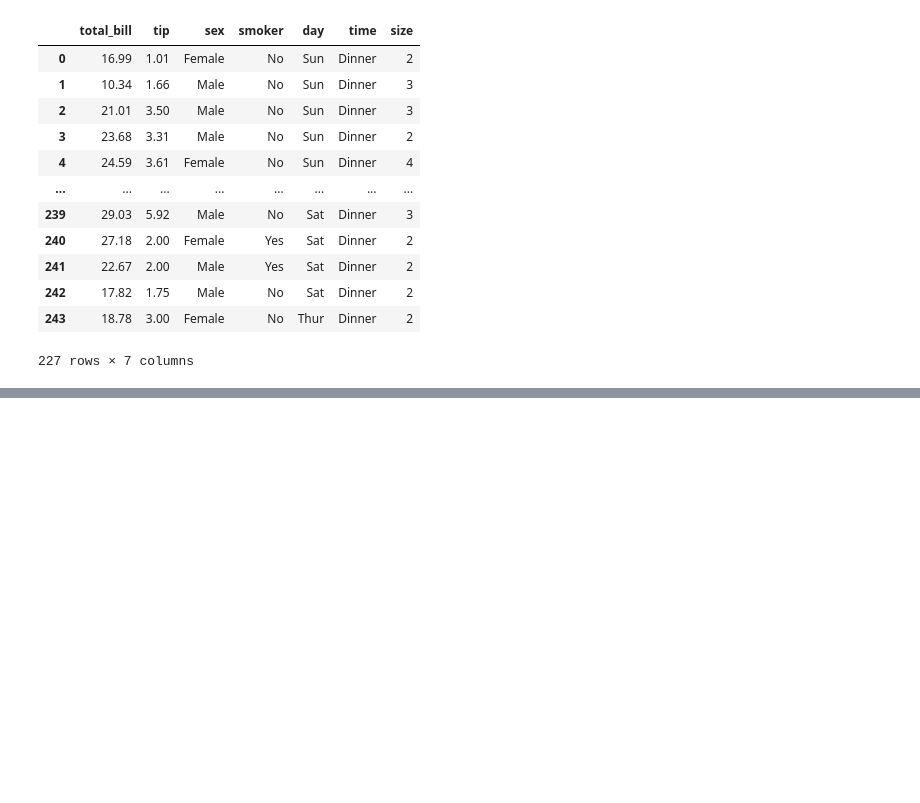
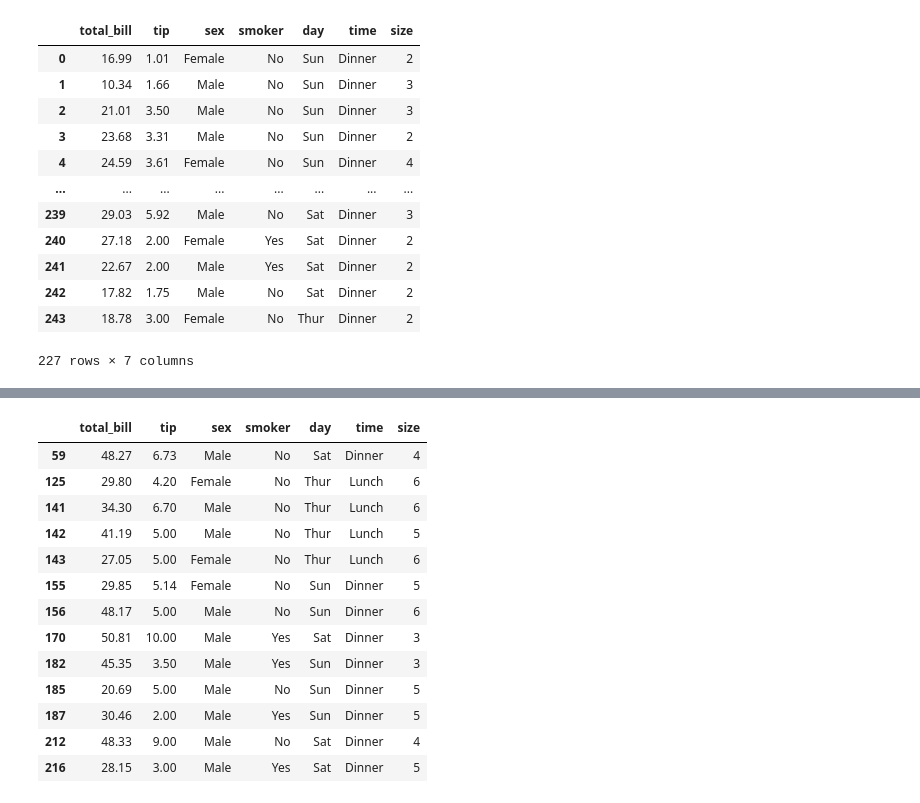
Before and after one commit to wilmanAQ/Inteligencia_Artificial, a Jupyter notebook: Clase_segundo_corte_panda_IA.ipynb, the cells around one changed output, grey strips where cells are left out. Cells and saved outputs as stored; diff of their text form; code cells hidden in the pictures; blank space fills up the shorter version.

```diff
--- a/Clase_segundo_corte_panda_IA.ipynb
+++ b/Clase_segundo_corte_panda_IA.ipynb
@@ -449,0 +470,18 @@ tips[tips["total_bill"] > 10]
+# %%
+#Propinas para grupos de al menos 5 comensales O la cuenta total fue superior a $45:
+tips[(tips["size"] >= 5) | (tips["total_bill"] > 45)]
+# %% [output]
+|  | total_bill | tip | sex | smoker | day | time | size |
+| 59 | 48.27 | 6.73 | Male | No | Sat | Dinner | 4 |
+| 125 | 29.80 | 4.20 | Female | No | Thur | Lunch | 6 |
+| 141 | 34.30 | 6.70 | Male | No | Thur | Lunch | 6 |
+| 142 | 41.19 | 5.00 | Male | No | Thur | Lunch | 5 |
+| 143 | 27.05 | 5.00 | Female | No | Thur | Lunch | 6 |
+| 155 | 29.85 | 5.14 | Female | No | Sun | Dinner | 5 |
+| 156 | 48.17 | 5.00 | Male | No | Sun | Dinner | 6 |
+| 170 | 50.81 | 10.00 | Male | Yes | Sat | Dinner | 3 |
+| 182 | 45.35 | 3.50 | Male | Yes | Sun | Dinner | 3 |
+| 185 | 20.69 | 5.00 | Male | No | Sun | Dinner | 5 |
+| 187 | 30.46 | 2.00 | Male | Yes | Sun | Dinner | 5 |
+| 212 | 48.33 | 9.00 | Male | No | Sat | Dinner | 4 |
+| 216 | 28.15 | 3.00 | Male | Yes | Sat | Dinner | 5 |
```
Also changed, not shown: parts of 5 cells of this notebook.
